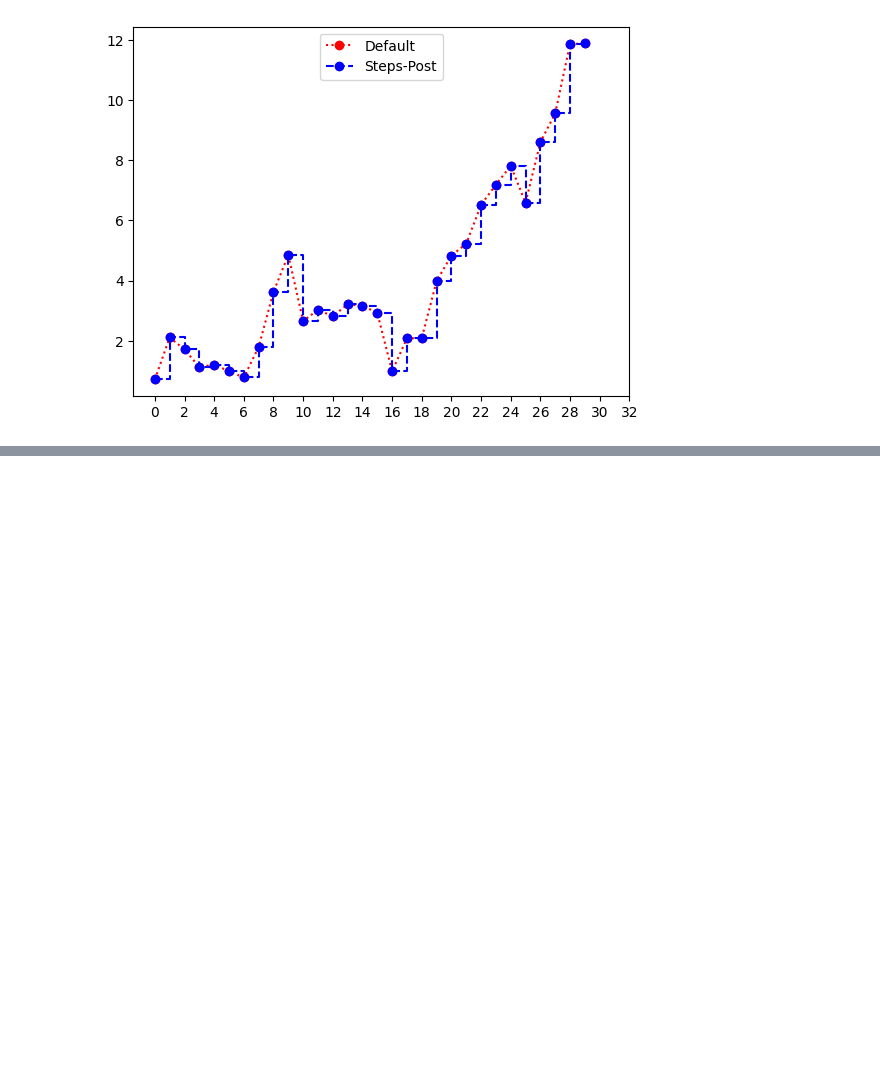
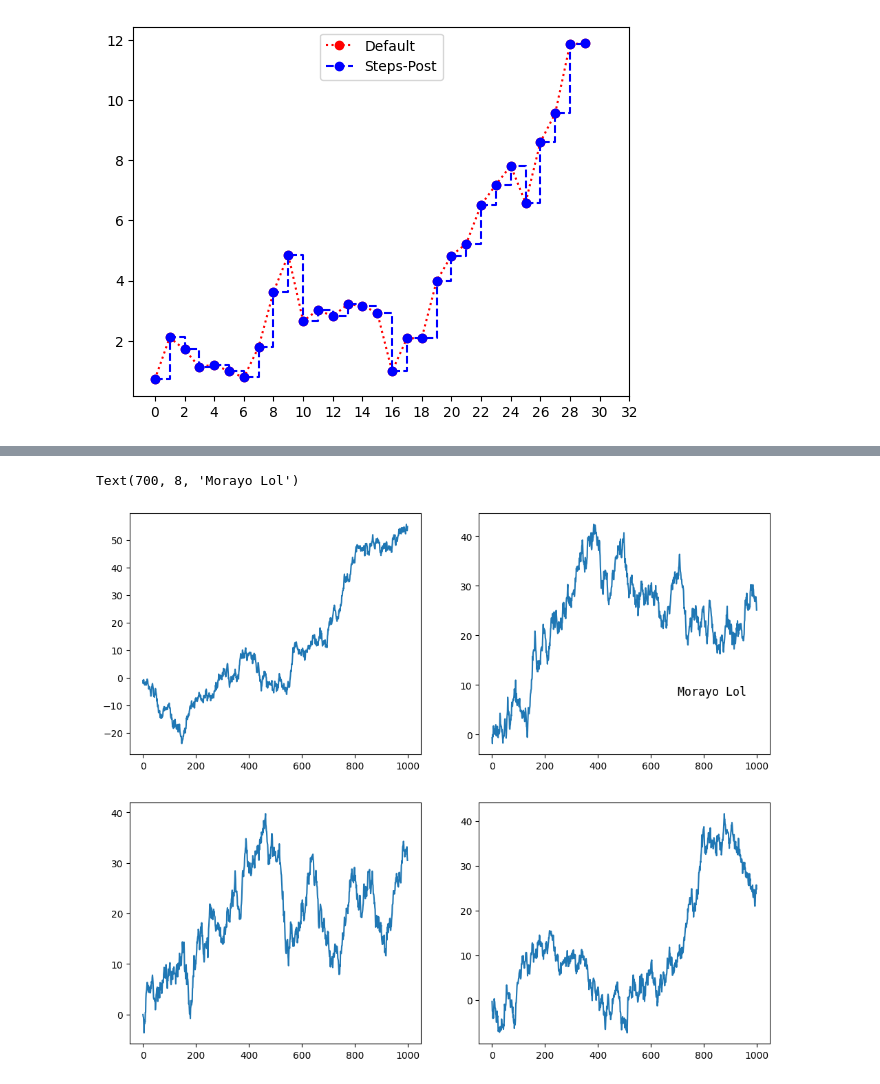
Before and after one commit to morayo0x/data_analysis, a Jupyter notebook: lib/pandas.ipynb, the cells around one changed output, grey strips where cells are left out. Drawn from its saved outputs; the diff is of its cells as text; code cells hidden in the pictures; blank space fills up the shorter version.

```diff
--- a/lib/pandas.ipynb
+++ b/lib/pandas.ipynb
@@ -2219,0 +2322,26 @@ plt.legend(loc='upper center')
+# %%
+fig = plt.figure()
+fig.set_figheight(10)
+fig.set_figwidth(12)
+
+ax1 = fig.add_subplot(2, 2, 1)
+
+ax1.plot(np.random.randn(1000).cumsum())
+
+ax2 = fig.add_subplot(2, 2, 2)
+
+ax2.plot(np.random.randn(1000).cumsum())
+
+ax3 = fig.add_subplot(2, 2, 3)
+
+ax3.plot(np.random.randn(1000).cumsum())
+
+ax4 = fig.add_subplot(2, 2, 4)
+
+ax4.plot(np.random.randn(1000).cumsum())
+
+
+ax2.text(700, 8, "Morayo Lol", family="monospace", fontsize=12)
+# %% [output]
+Text(700, 8, 'Morayo Lol')
+[figure, added]
```
Also changed, not shown: parts of 33 cells of this notebook.
